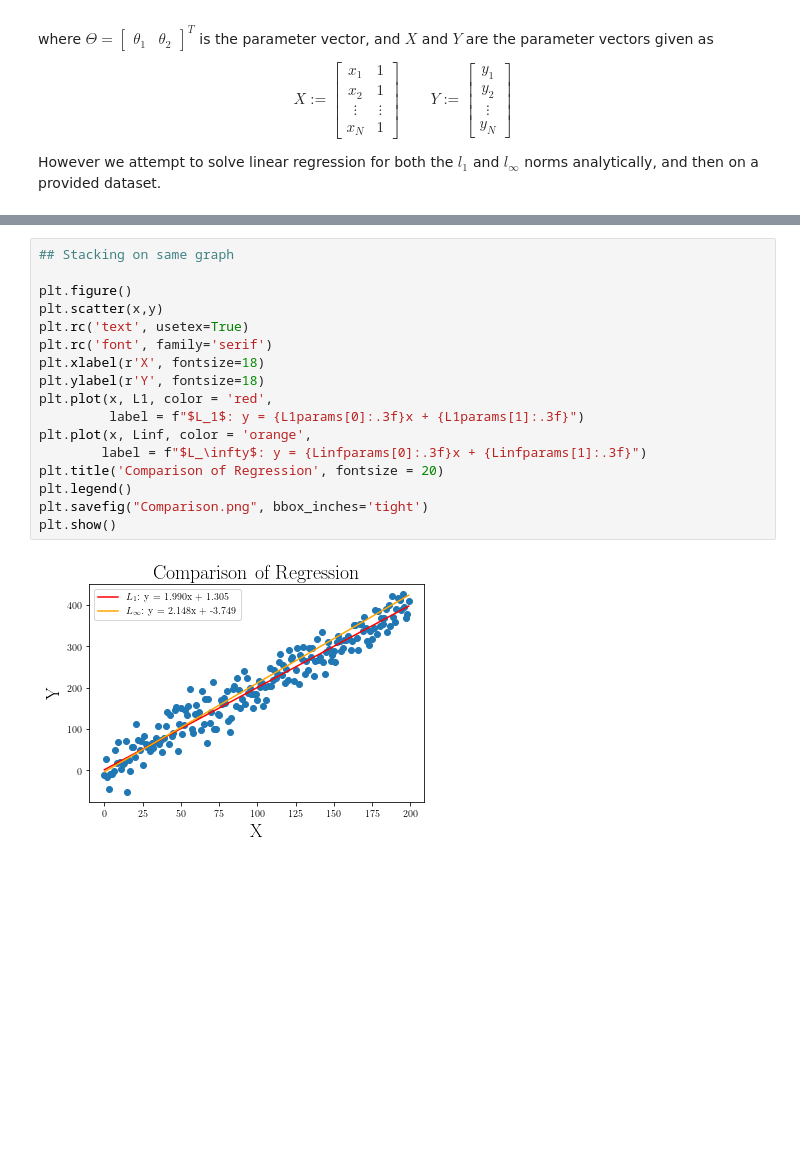
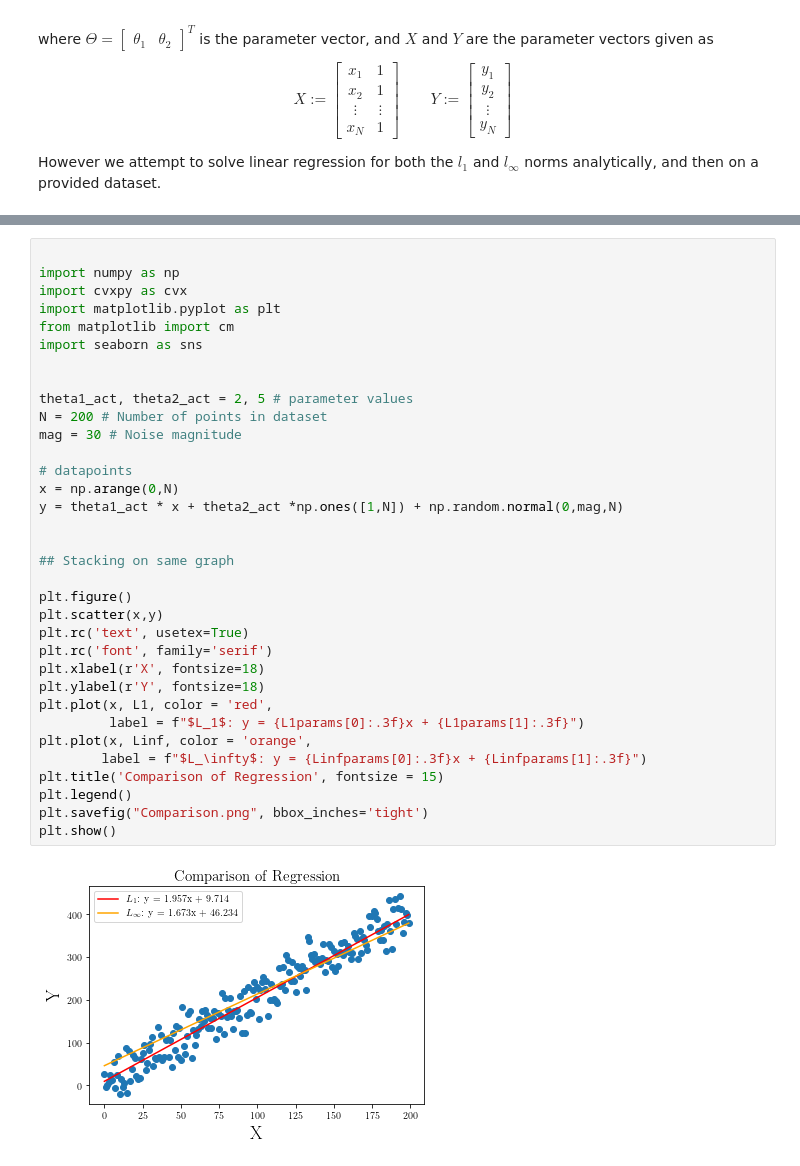
Before and after one commit to thetruejacob/CS164, a Jupyter notebook: Constrained Optimization /Constained Optimization.ipynb, the cells around one changed output, grey strips where cells are left out. Cells and saved outputs as stored; diff of their text form; blank space fills up the shorter version.

```diff
--- a/Constrained Optimization /Constained Optimization.ipynb
+++ b/Constrained Optimization /Constained Optimization.ipynb
@@ -95,19 +94,36 @@ plt.show()
 # %%
+
+import numpy as np
+import cvxpy as cvx
+import matplotlib.pyplot as plt
+from matplotlib import cm
+import seaborn as sns
+
+
+theta1_act, theta2_act = 2, 5 # parameter values
+N = 200 # Number of points in dataset
+mag = 30 # Noise magnitude
+
+# datapoints
+x = np.arange(0,N)
+y = theta1_act * x + theta2_act *np.ones([1,N]) + np.random.normal(0,mag,N)
+
+
 ## Stacking on same graph
 
 plt.figure()
 plt.scatter(x,y)
 plt.rc('text', usetex=True)
 plt.rc('font', family='serif')
 plt.xlabel(r'X', fontsize=18)
 plt.ylabel(r'Y', fontsize=18)
 plt.plot(x, L1, color = 'red',
          label = f"$L_1$: y = {L1params[0]:.3f}x + {L1params[1]:.3f}")
 plt.plot(x, Linf, color = 'orange',
         label = f"$L_\infty$: y = {Linfparams[0]:.3f}x + {Linfparams[1]:.3f}")
-plt.title('Comparison of Regression', fontsize = 20)
+plt.title('Comparison of Regression', fontsize = 15)
 plt.legend()
 plt.savefig("Comparison.png", bbox_inches='tight')
 plt.show()
 # %% [output]
-[figure, old version]
+[figure, new version]
```
Also changed, not shown: parts of 3 cells of this notebook, 7 other files.
